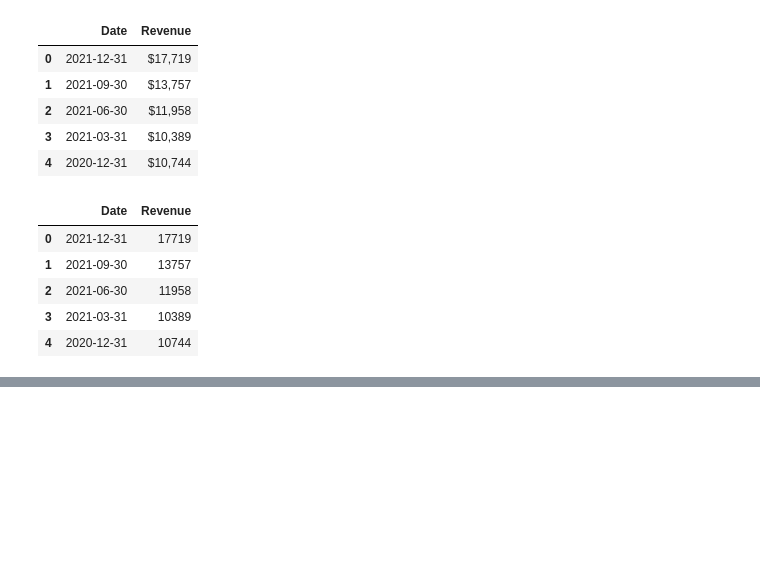
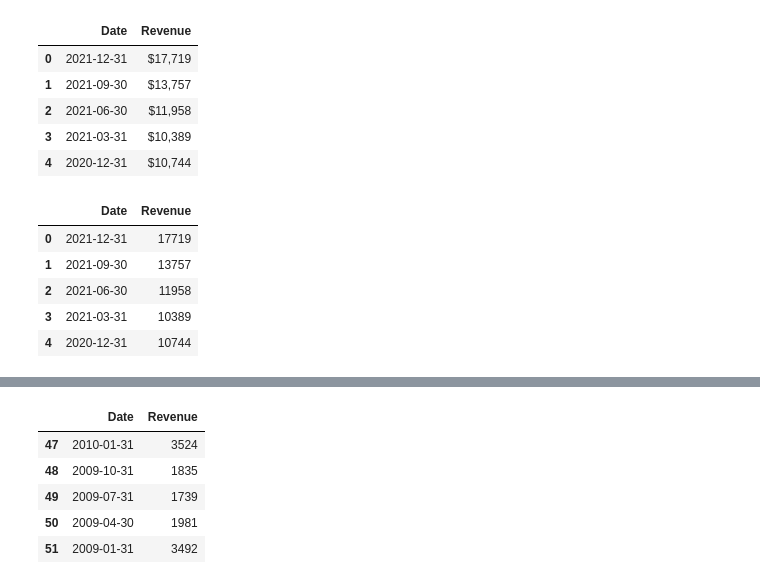
Before and after one commit to alblazer/Stocks, a Jupyter notebook: new.ipynb, the cells around one changed output, grey strips where cells are left out. Cells and saved outputs as stored; diff of their text form; code cells hidden in the pictures; blank space fills up the shorter version.

```diff
--- a/new.ipynb
+++ b/new.ipynb
@@ -145,0 +90,22 @@ tesla_revenue.head()
+# %%
+html_data = requests.get("https://www.macrotrends.net/stocks/charts/GME/gamestop/revenue").text
+soup = BeautifulSoup(html_data, "html5lib")
+gm_revenue = pd.DataFrame(columns=["Date", "Revenue"])
+for row in soup.find_all("tbody")[1].find_all("tr"):
+    col = row.find_all("td")
+    date = col[0].text
+    rev = col[1].text
+    gm_revenue = gm_revenue.append({"Date":date, "Revenue":rev}, ignore_index = True)
+# %%
+gm_revenue["Revenue"] = gm_revenue['Revenue'].str.replace(',|\$',"")
+gm_revenue.dropna(inplace=True)
+gm_revenue = gm_revenue[gm_revenue['Revenue'] != ""]
+# %%
+gm_revenue.tail()
+# %% [output]
+|  | Date | Revenue |
+| 47 | 2010-01-31 | 3524 |
+| 48 | 2009-10-31 | 1835 |
+| 49 | 2009-07-31 | 1739 |
+| 50 | 2009-04-30 | 1981 |
+| 51 | 2009-01-31 | 3492 |
```
Also changed, not shown: parts of 7 cells of this notebook, 1 other file.
